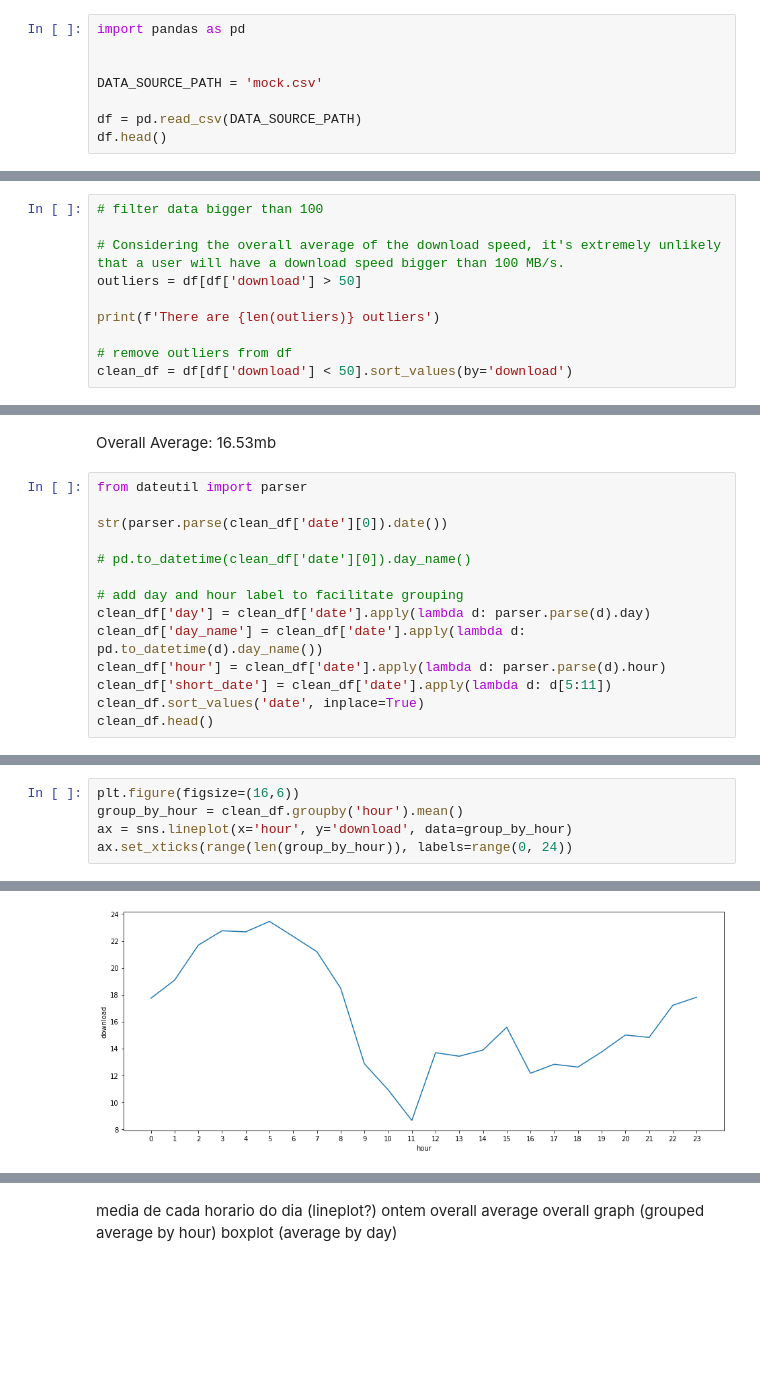
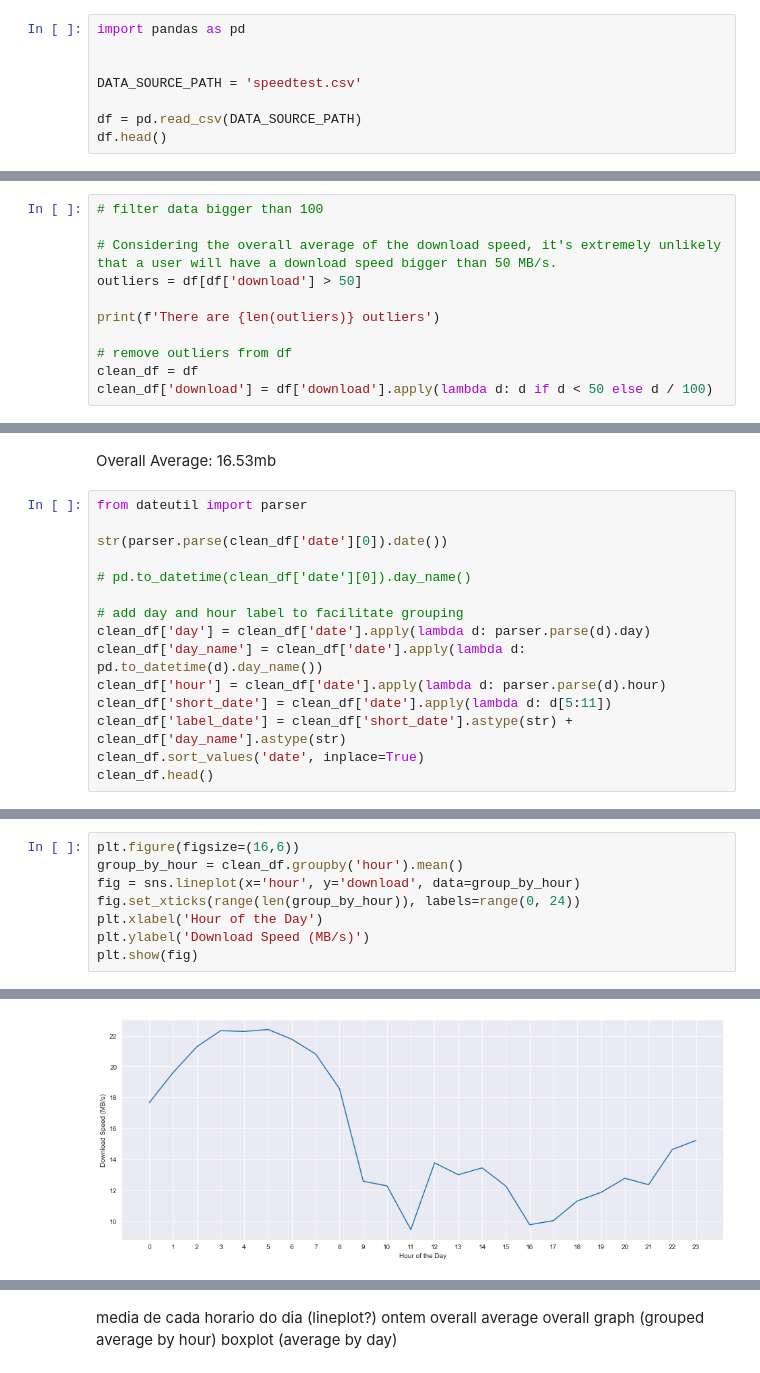
Before and after one commit to p-ferreira/internet-test, a Jupyter notebook: visualize-data.ipynb, the cells around one changed output, grey strips where cells are left out. Cells and saved outputs as stored; diff of their text form; blank space fills up the shorter version.

```diff
--- a/visualize-data.ipynb
+++ b/visualize-data.ipynb
@@ -2,7 +2,7 @@
 import pandas as pd
 
 
-DATA_SOURCE_PATH = 'mock.csv'
+DATA_SOURCE_PATH = 'speedtest.csv'
 
 df = pd.read_csv(DATA_SOURCE_PATH)
 df.head()
@@ -28,11 +28,12 @@ df.describe()
 # %%
 # filter data bigger than 100
 
-# Considering the overall average of the download speed, it's extremely unlikely that a user will have a download speed bigger than 100 MB/s.
+# Considering the overall average of the download speed, it's extremely unlikely that a user will have a download speed bigger than 50 MB/s.
 outliers = df[df['download'] > 50]
 
 print(f'There are {len(outliers)} outliers')
 
 # remove outliers from df
-clean_df = df[df['download'] < 50].sort_values(by='download')
+clean_df = df
+clean_df['download'] = df['download'].apply(lambda d: d if d < 50 else d / 100)
 # %% [output]
@@ -63,6 +64,7 @@ clean_df['day'] = clean_df['date'].apply(lambda d: parser.parse(d).day)
 clean_df['day_name'] = clean_df['date'].apply(lambda d: pd.to_datetime(d).day_name())
 clean_df['hour'] = clean_df['date'].apply(lambda d: parser.parse(d).hour)
 clean_df['short_date'] = clean_df['date'].apply(lambda d: d[5:11])
+clean_df['label_date'] = clean_df['short_date'].astype(str) + clean_df['day_name'].astype(str)
 clean_df.sort_values('date', inplace=True)
 clean_df.head()
 # %% [output]
@@ -84,6 +88,9 @@ sns.boxplot(x='short_date', y='download', data=clean_df)
 # %%
 plt.figure(figsize=(16,6))
 group_by_hour = clean_df.groupby('hour').mean()
-ax = sns.lineplot(x='hour', y='download', data=group_by_hour)
-ax.set_xticks(range(len(group_by_hour)), labels=range(0, 24))
+fig = sns.lineplot(x='hour', y='download', data=group_by_hour)
+fig.set_xticks(range(len(group_by_hour)), labels=range(0, 24))
+plt.xlabel('Hour of the Day')
+plt.ylabel('Download Speed (MB/s)')
+plt.show(fig)
 # %% [output]
@@ -107 +97 @@ ax.set_xticks(range(len(group_by_hour)), labels=range(0, 24))
-[figure, old version]
+[figure, new version]
```
Also changed, not shown: parts of 9 cells of this notebook.
